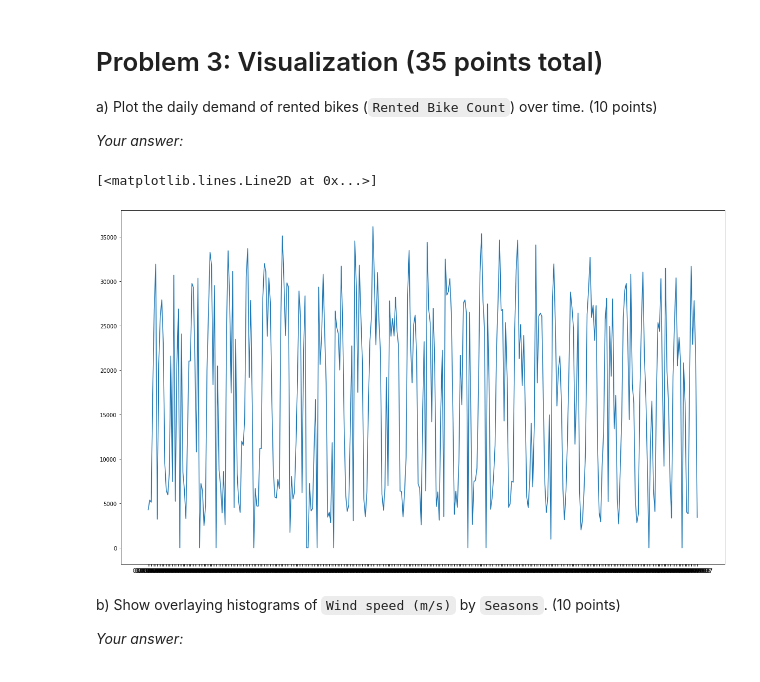
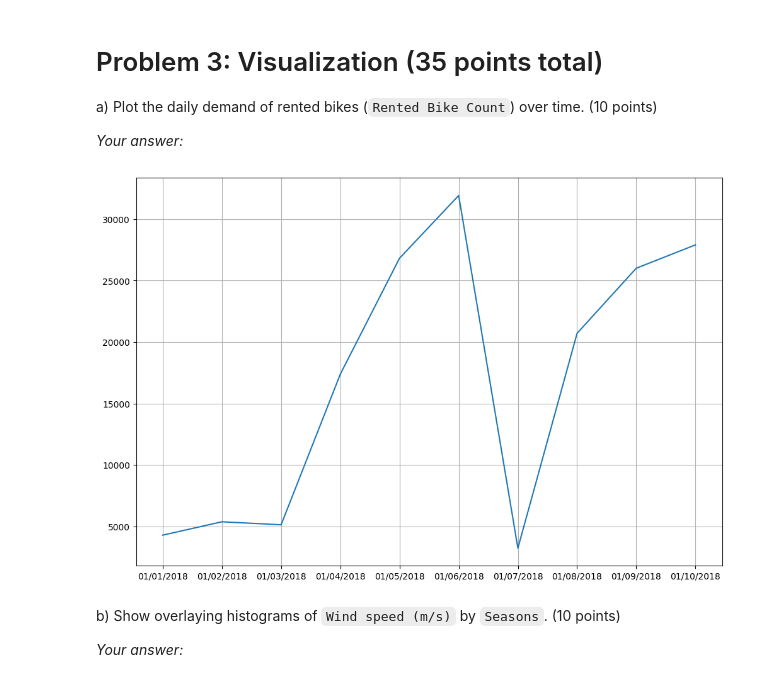
Before and after one commit to jamal221/Machine_Learning_Project, a Jupyter notebook: SeoulBike.ipynb, the cells around one changed output. Cells and saved outputs as stored; diff of their text form; code cells hidden in the pictures.

```diff
--- a/SeoulBike.ipynb
+++ b/SeoulBike.ipynb
@@ -134,12 +274,12 @@ a) Plot the daily demand of rented bikes (`Rented Bike Count`) over time. (10 po
 # %%
 import matplotlib.pyplot as plt
 import seaborn as sns
-plt.figure(figsize=(20, 12))
+plt.figure(figsize=(12, 8))
 # plt.plot(df_daily[:10]['Rented Bike Count'])
-plt.plot(df_daily_dtype['Rented Bike Count'])
+plt.plot(df_daily_dtype[0:10]['Rented Bike Count'])
+plt.grid()
 # %% [output]
-[<matplotlib.lines.Line2D at 0x...>]
-[figure, old version]
+[figure, new version]
 # %% [markdown]
 b) Show overlaying histograms of `Wind speed (m/s)` by `Seasons`. (10 points)
 
```
Also changed, not shown: parts of 15 cells of this notebook.
